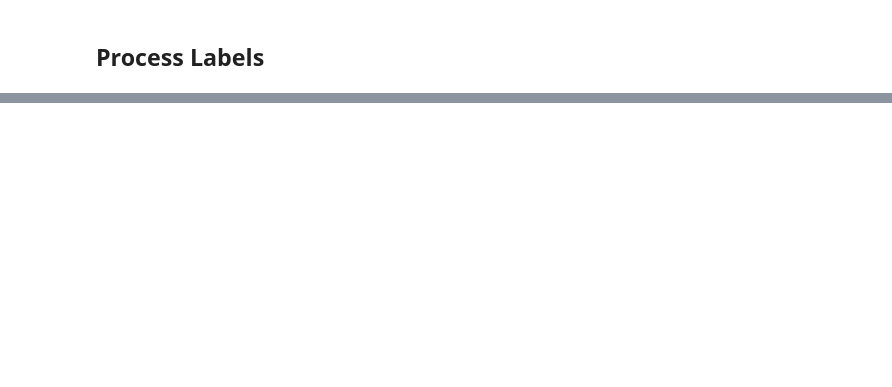
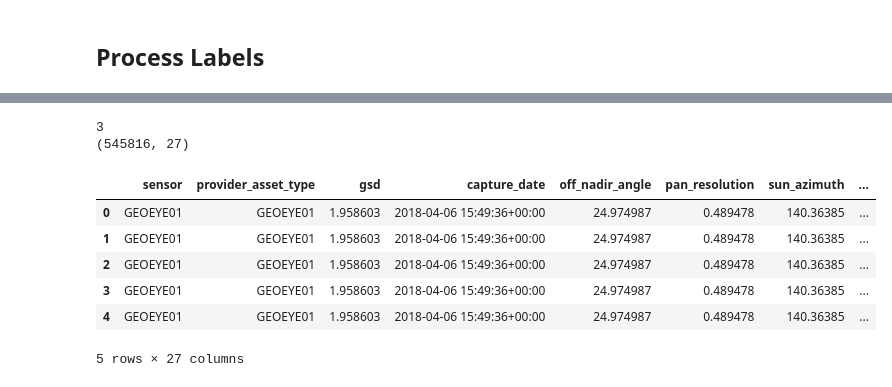
Before and after one commit to cricksmaidiene/alivio, a Jupyter notebook: src/01_data_ingestion/xview2_json_to_csv.ipynb, the cells around one changed output, grey strips where cells are left out. Cells and saved outputs as stored; diff of their text form; code cells hidden in the pictures; blank space fills up the shorter version.

Commit message:
refactor: makes ingestion notebooks support local

```diff
--- a/src/01_data_ingestion/xview2_json_to_csv.ipynb
+++ b/src/01_data_ingestion/xview2_json_to_csv.ipynb
@@ -57,0 +25,13 @@ aws s3 sync s3://alivio/datasets/xview2/challenge/train ./train --request-payer
+# %%
+LOCAL_DATA_DIR: str = "/home/jupyter-jhub-admin/data"
+
+BASE_DIR: str = LOCAL_DATA_DIR + "/xview2/challenge"
+PROCESS_DIR: str = LOCAL_DATA_DIR + "/xview2/processed"
+
+print(f"{BASE_DIR=}")
+print(f"{PROCESS_DIR=}")
+
+assert all([BASE_DIR]), "Download Destination not Set"
+
+os.makedirs(BASE_DIR, exist_ok=True)
+os.makedirs(PROCESS_DIR, exist_ok=True)
@@ -58,8 +41,8 @@ aws s3 sync s3://alivio/datasets/xview2/challenge/train ./train --request-payer
 # %%
 image_path, label_path, target_path = (
-    f"{CHALLENGE_TYPE}/images",
-    f"{CHALLENGE_TYPE}/labels",
-    f"{CHALLENGE_TYPE}/targets",
+    f"{BASE_DIR}/{CHALLENGE_TYPE}/images",
+    f"{BASE_DIR}/{CHALLENGE_TYPE}/labels",
+    f"{BASE_DIR}/{CHALLENGE_TYPE}/targets",
 )
 
 image_dir, label_dir, target_dir = (
@@ -72,11 +55,6 @@ print(f"{len(image_dir)=}")
 print(f"{len(label_dir)=}")
 print(f"{len(target_dir)=}")
 
-print()
-print(image_dir[0:5])
-print(label_dir[0:5])
-print(target_dir[0:5])
-
 with open(label_dir[0]) as f:
     x = json.load(f)
     assert x, "Unable to read label data"
@@ -230,12 +354,24 @@ label_df_final.to_parquet(f"{CHALLENGE_TYPE}.parquet")
 # %%
 concat_list: list[pd.DataFrame] = [
-    pd.read_parquet(pq_file) for pq_file in os.listdir() if pq_file.endswith(".parquet")
+    pd.read_parquet(f"{BASE_DIR}/{pq_file}")
+    for pq_file in os.listdir(BASE_DIR)
+    if pq_file.endswith(".parquet")
 ]
 
 print(len(concat_list))
 
 df = pd.concat(concat_list).reset_index(drop=True)
 
 print(df.shape)
 df.head()
+# %% [output]
+3
+(545816, 27)
+|  | sensor | provider_asset_type | gsd | capture_date | off_nadir_angle | pan_resolution | sun_azimuth | ... |
+| 0 | GEOEYE01 | GEOEYE01 | 1.958603 | 2018-04-06 15:49:36+00:00 | 24.974987 | 0.489478 | 140.36385 | ... |
+| 1 | GEOEYE01 | GEOEYE01 | 1.958603 | 2018-04-06 15:49:36+00:00 | 24.974987 | 0.489478 | 140.36385 | ... |
+| 2 | GEOEYE01 | GEOEYE01 | 1.958603 | 2018-04-06 15:49:36+00:00 | 24.974987 | 0.489478 | 140.36385 | ... |
+| 3 | GEOEYE01 | GEOEYE01 | 1.958603 | 2018-04-06 15:49:36+00:00 | 24.974987 | 0.489478 | 140.36385 | ... |
+| 4 | GEOEYE01 | GEOEYE01 | 1.958603 | 2018-04-06 15:49:36+00:00 | 24.974987 | 0.489478 | 140.36385 | ... |
+5 rows × 27 columns
 # %%
```
Also changed, not shown: parts of 23 cells of this notebook, 1 other file.
